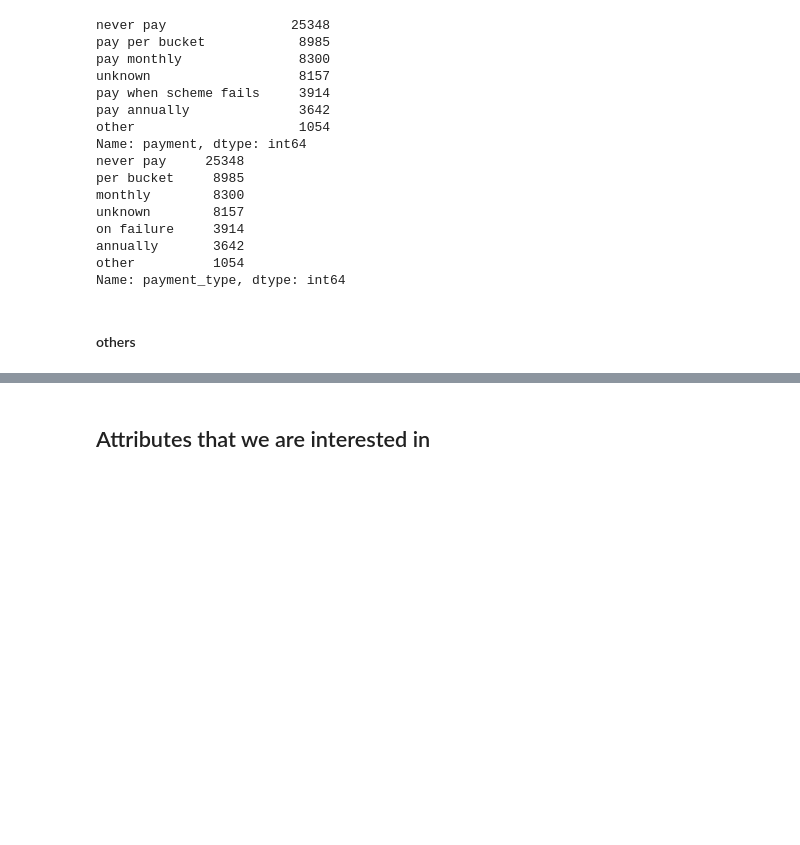
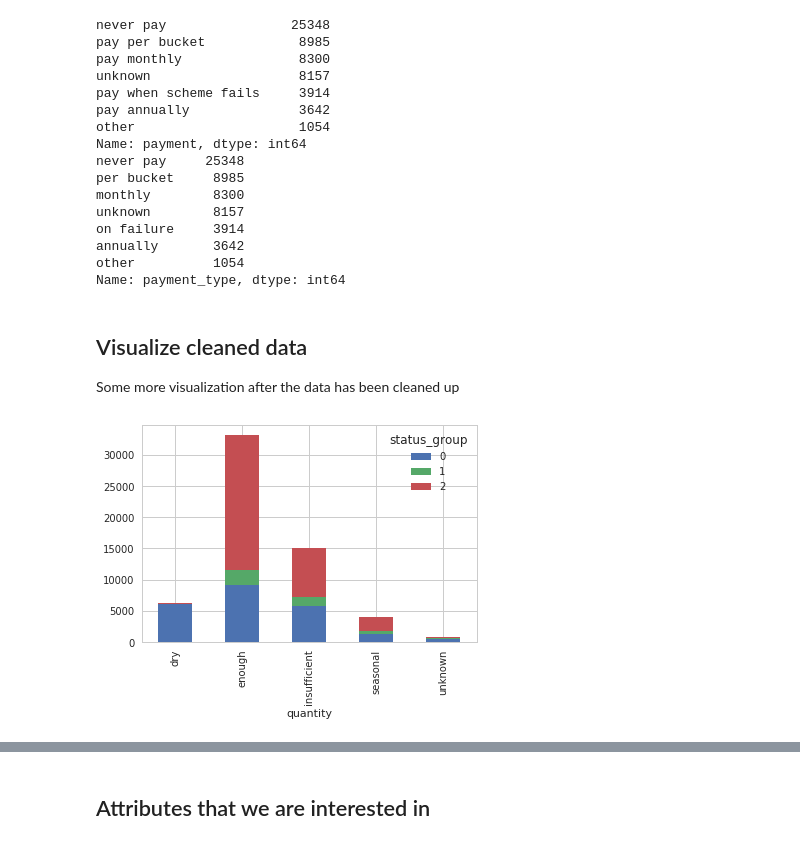
Before and after one commit to b3nk4n/ml-competitions, a Jupyter notebook: waterpumps/waterpumps.ipynb, the cells around one changed output, grey strips where cells are left out. Saved outputs shown, nothing was run; the diff lists cells and outputs as text; code cells hidden in the pictures; blank space fills up the shorter version.

```diff
--- a/waterpumps/waterpumps.ipynb
+++ b/waterpumps/waterpumps.ipynb
@@ -562,5 +560,3 @@ on failure     3914
 annually       3642
 other          1054
 Name: payment_type, dtype: int64
-# %% [markdown]
-#### others
@@ -568,0 +563,13 @@ train.head()
+# %% [markdown]
+## Visualize cleaned data
+
+Some more visualization after the data has been cleaned up
+# %%
+def crosstab_diagram(data: pd.DataFrame, index_col: str, figsize=None):
+    cross_table = pd.crosstab(index=data[index_col], columns=data['status_group'])
+    cross_table.plot(kind='bar', stacked=True, figsize=figsize)
+    plt.show()
+# %%
+crosstab_diagram(train, 'quantity')
+# %% [output]
+[figure, added]
```
Also changed, not shown: parts of 28 cells of this notebook.
